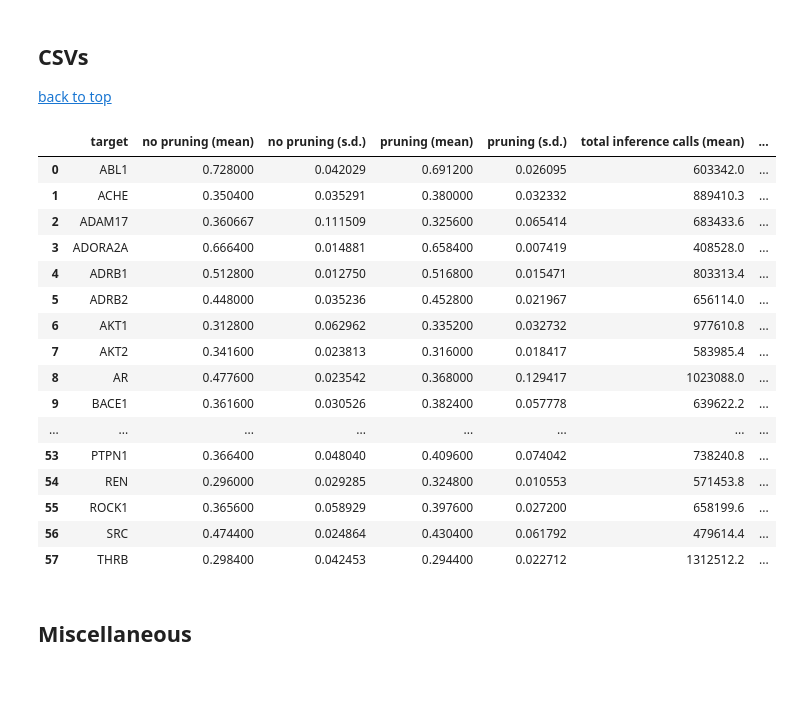
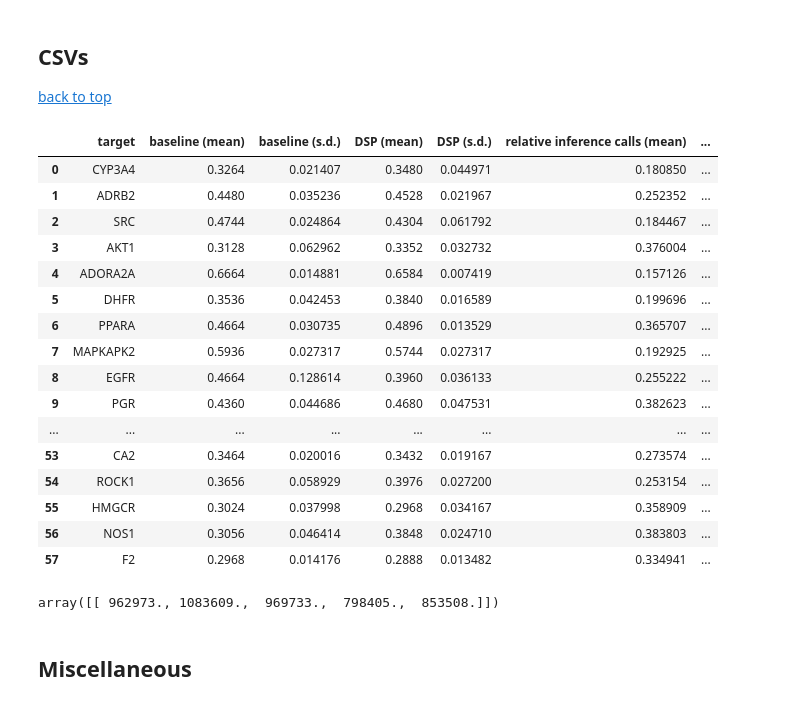
Before and after one commit to coleygroup/molpal, a Jupyter notebook: notebooks/dockstring-figures.ipynb, the cells around one changed output. Drawn from its saved outputs; the diff is of its cells as text; code cells hidden in the pictures.

```diff
--- a/notebooks/dockstring-figures.ipynb
+++ b/notebooks/dockstring-figures.ipynb
@@ -257,22 +282,23 @@ fig.savefig(f"../figures/dockstring-{split[2:]}-calls-hist.pdf", bbox_inches="ti
 
 [back to top](#table-of-contents)
 # %%
-def make_dataframe(npy_file, targets_pkl, N) -> pd.DataFrame:
+def make_dataframe(npy_file, targets_pkl, split, N) -> pd.DataFrame:
     Y = np.load(npy_file)[..., 2]
     targets = pickle.load(open(targets_pkl, "rb"))
     Y_f = Y[0]
     Y_p = Y[1]
 
-    N_calls = total_inference_calls(split, N)
+    N_calls = total_inference_calls(targets, split, N)
+    F_calls = N_calls / (SIZE * N)
     df = pd.DataFrame(
         {
             "target": [t.upper() for t in targets],
-            "no pruning (mean)": Y_f.mean(1),
-            "no pruning (s.d.)": Y_f.std(1),
-            "pruning (mean)": Y_p.mean(1),
-            "pruning (s.d.)": Y_p.std(1),
-            # "total inference calls (mean)": np.nanmean(N_calls, 1),
-            # "total inference calls (s.d.)": np.nanstd(N_calls, 1)
+            "baseline (mean)": Y_f.mean(1),
+            "baseline (s.d.)": Y_f.std(1),
+            "DSP (mean)": Y_p.mean(1),
+            "DSP (s.d.)": Y_p.std(1),
+            "relative inference calls (mean)": F_calls.mean(1),
+            "relative inference calls (s.d.)": F_calls.std(1)
         },
     )
 
@@ -280,30 +306,36 @@ def make_dataframe(npy_file, targets_pkl, N) -> pd.DataFrame:
 # %%
 split = "0.001"
 N = 10
-
-df = make_dataframe(split, N)
-df["total inference calls (mean)"] = df["total inference calls (mean)"].map(lambda x: f"{x:0.1f}")
-
-df.to_csv(f"../csv/dockstring-perf+calls-{split[2:]}-{N}.csv", index=False, float_format="%.3f")
+df = make_dataframe(
+    DOCKSTRING_PROCESSED_ROOT / f"collated-{split}-Y.npy",
+    DOCKSTRING_PROCESSED_ROOT / f"collated-{split}-targets.pkl",
+    split,
+    N
+)
+df.to_csv(f"../csv/dockstring-perf+calls-{split[2:]}.csv", index=False, float_format="%.3f")
 df
 # %% [output]
-|  | target | no pruning (mean) | no pruning (s.d.) | pruning (mean) | pruning (s.d.) | total inference calls (mean) | ... |
-| 0 | ABL1 | 0.728000 | 0.042029 | 0.691200 | 0.026095 | 603342.0 | ... |
-| 1 | ACHE | 0.350400 | 0.035291 | 0.380000 | 0.032332 | 889410.3 | ... |
-| 2 | ADAM17 | 0.360667 | 0.111509 | 0.325600 | 0.065414 | 683433.6 | ... |
-| 3 | ADORA2A | 0.666400 | 0.014881 | 0.658400 | 0.007419 | 408528.0 | ... |
-| 4 | ADRB1 | 0.512800 | 0.012750 | 0.516800 | 0.015471 | 803313.4 | ... |
-| 5 | ADRB2 | 0.448000 | 0.035236 | 0.452800 | 0.021967 | 656114.0 | ... |
-| 6 | AKT1 | 0.312800 | 0.062962 | 0.335200 | 0.032732 | 977610.8 | ... |
-| 7 | AKT2 | 0.341600 | 0.023813 | 0.316000 | 0.018417 | 583985.4 | ... |
-| 8 | AR | 0.477600 | 0.023542 | 0.368000 | 0.129417 | 1023088.0 | ... |
-| 9 | BACE1 | 0.361600 | 0.030526 | 0.382400 | 0.057778 | 639622.2 | ... |
+|  | target | baseline (mean) | baseline (s.d.) | DSP (mean) | DSP (s.d.) | relative inference calls (mean) | ... |
+| 0 | CYP3A4 | 0.3264 | 0.021407 | 0.3480 | 0.044971 | 0.180850 | ... |
+| 1 | ADRB2 | 0.4480 | 0.035236 | 0.4528 | 0.021967 | 0.252352 | ... |
+| 2 | SRC | 0.4744 | 0.024864 | 0.4304 | 0.061792 | 0.184467 | ... |
+| 3 | AKT1 | 0.3128 | 0.062962 | 0.3352 | 0.032732 | 0.376004 | ... |
+| 4 | ADORA2A | 0.6664 | 0.014881 | 0.6584 | 0.007419 | 0.157126 | ... |
+| 5 | DHFR | 0.3536 | 0.042453 | 0.3840 | 0.016589 | 0.199696 | ... |
+| 6 | PPARA | 0.4664 | 0.030735 | 0.4896 | 0.013529 | 0.365707 | ... |
+| 7 | MAPKAPK2 | 0.5936 | 0.027317 | 0.5744 | 0.027317 | 0.192925 | ... |
+| 8 | EGFR | 0.4664 | 0.128614 | 0.3960 | 0.036133 | 0.255222 | ... |
+| 9 | PGR | 0.4360 | 0.044686 | 0.4680 | 0.047531 | 0.382623 | ... |
 | ... | ... | ... | ... | ... | ... | ... | ... |
-| 53 | PTPN1 | 0.366400 | 0.048040 | 0.409600 | 0.074042 | 738240.8 | ... |
-| 54 | REN | 0.296000 | 0.029285 | 0.324800 | 0.010553 | 571453.8 | ... |
-| 55 | ROCK1 | 0.365600 | 0.058929 | 0.397600 | 0.027200 | 658199.6 | ... |
-| 56 | SRC | 0.474400 | 0.024864 | 0.430400 | 0.061792 | 479614.4 | ... |
-| 57 | THRB | 0.298400 | 0.042453 | 0.294400 | 0.022712 | 1312512.2 | ... |
+| 53 | CA2 | 0.3464 | 0.020016 | 0.3432 | 0.019167 | 0.273574 | ... |
+| 54 | ROCK1 | 0.3656 | 0.058929 | 0.3976 | 0.027200 | 0.253154 | ... |
+| 55 | HMGCR | 0.3024 | 0.037998 | 0.2968 | 0.034167 | 0.358909 | ... |
+| 56 | NOS1 | 0.3056 | 0.046414 | 0.3848 | 0.024710 | 0.383803 | ... |
+| 57 | F2 | 0.2968 | 0.014176 | 0.2888 | 0.013482 | 0.334941 | ... |
+# %%
+total_inference_calls(["maob"], "0.004", 5)
+# %% [output]
+array([[ 962973., 1083609.,  969733.,  798405.,  853508.]])
 # %% [markdown]
 ## Miscellaneous
 # %%
```
Also changed, not shown: parts of 7 cells of this notebook, 1 other file.
